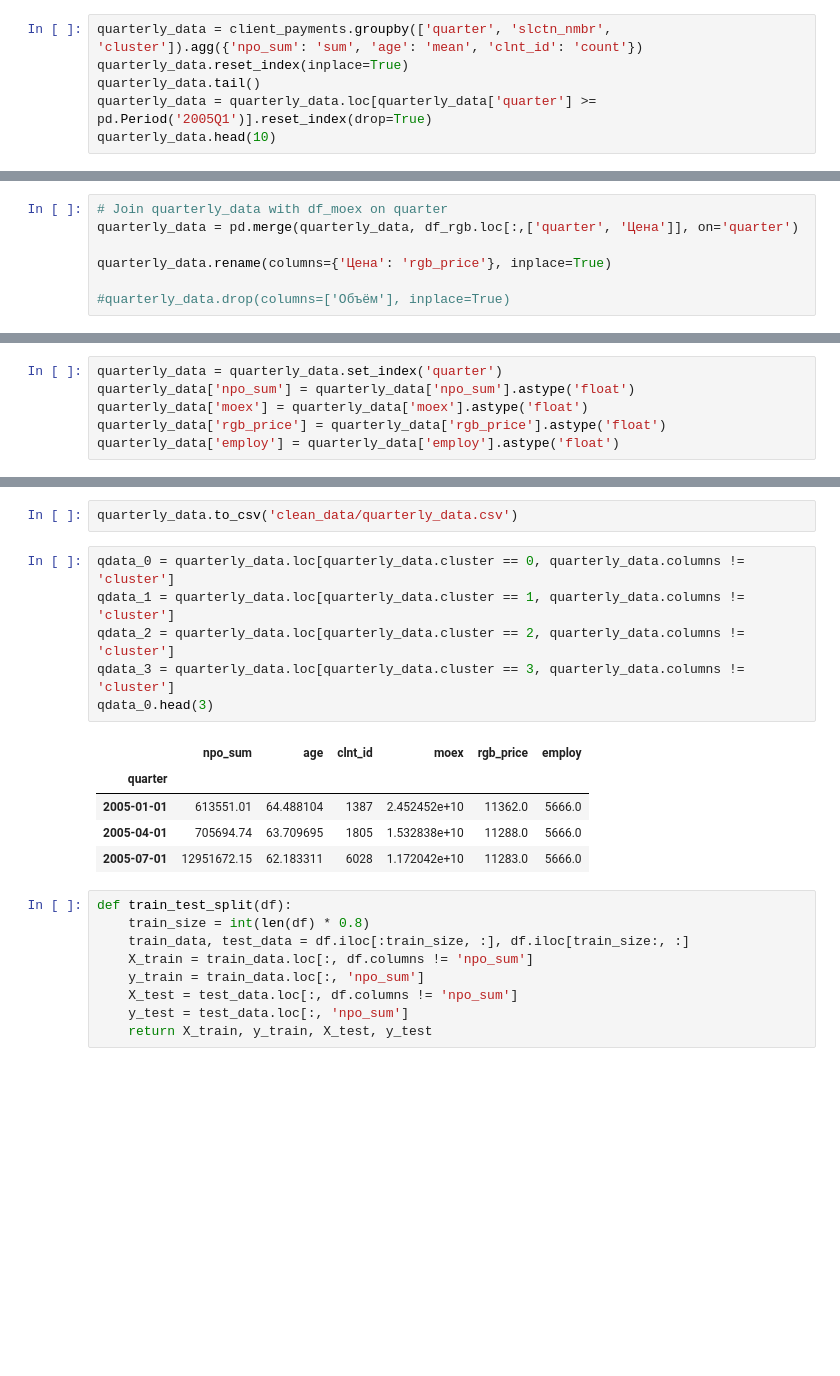
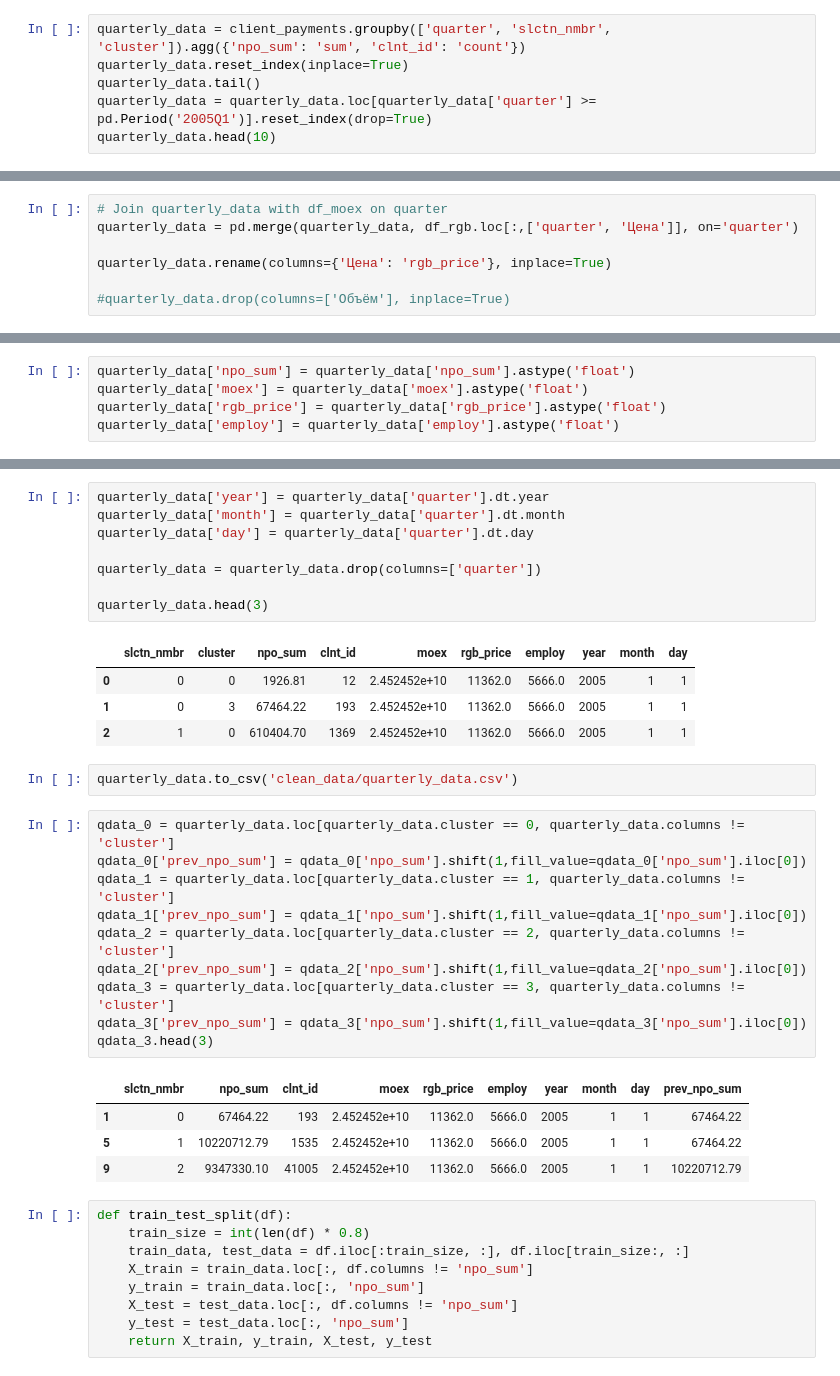
Before and after one commit to Snopoff/NSPF-Financial-Behavior, a Jupyter notebook: Cluster Forecasting.ipynb, the cells around one changed output, grey strips where cells are left out. Drawn from its saved outputs; the diff is of its cells as text; blank space fills up the shorter version.

```diff
--- a/Cluster Forecasting.ipynb
+++ b/Cluster Forecasting.ipynb
@@ -109,7 +109,7 @@ client_payments.head(3)
 # Format npo_operation_date to quarter
 client_payments['quarter'] = pd.to_datetime(client_payments['npo_operation_date']).dt.to_period('Q')
 # %%
-quarterly_data = client_payments.groupby(['quarter', 'slctn_nmbr', 'cluster']).agg({'npo_sum': 'sum', 'age': 'mean', 'clnt_id': 'count'})
+quarterly_data = client_payments.groupby(['quarter', 'slctn_nmbr', 'cluster']).agg({'npo_sum': 'sum', 'clnt_id': 'count'})
 quarterly_data.reset_index(inplace=True)
 quarterly_data.tail()
 quarterly_data = quarterly_data.loc[quarterly_data['quarter'] >= pd.Period('2005Q1')].reset_index(drop=True)
@@ -189,5 +189,4 @@ quarterly_data.head(3)
 # %%
-quarterly_data = quarterly_data.set_index('quarter')
 quarterly_data['npo_sum'] = quarterly_data['npo_sum'].astype('float')
 quarterly_data['moex'] = quarterly_data['moex'].astype('float')
 quarterly_data['rgb_price'] = quarterly_data['rgb_price'].astype('float')
@@ -195,17 +209,33 @@ quarterly_data['employ'] = quarterly_data['employ'].astype('float')
+# %%
+quarterly_data['year'] = quarterly_data['quarter'].dt.year
+quarterly_data['month'] = quarterly_data['quarter'].dt.month
+quarterly_data['day'] = quarterly_data['quarter'].dt.day
+
+quarterly_data = quarterly_data.drop(columns=['quarter'])
+
+quarterly_data.head(3)
+# %% [output]
+|  | slctn_nmbr | cluster | npo_sum | clnt_id | moex | rgb_price | employ | year | month | day |
+| 0 | 0 | 0 | 1926.81 | 12 | 2.452452e+10 | 11362.0 | 5666.0 | 2005 | 1 | 1 |
+| 1 | 0 | 3 | 67464.22 | 193 | 2.452452e+10 | 11362.0 | 5666.0 | 2005 | 1 | 1 |
+| 2 | 1 | 0 | 610404.70 | 1369 | 2.452452e+10 | 11362.0 | 5666.0 | 2005 | 1 | 1 |
 # %%
 quarterly_data.to_csv('clean_data/quarterly_data.csv')
 # %%
 qdata_0 = quarterly_data.loc[quarterly_data.cluster == 0, quarterly_data.columns != 'cluster']
+qdata_0['prev_npo_sum'] = qdata_0['npo_sum'].shift(1,fill_value=qdata_0['npo_sum'].iloc[0])
 qdata_1 = quarterly_data.loc[quarterly_data.cluster == 1, quarterly_data.columns != 'cluster']
+qdata_1['prev_npo_sum'] = qdata_1['npo_sum'].shift(1,fill_value=qdata_1['npo_sum'].iloc[0])
 qdata_2 = quarterly_data.loc[quarterly_data.cluster == 2, quarterly_data.columns != 'cluster']
+qdata_2['prev_npo_sum'] = qdata_2['npo_sum'].shift(1,fill_value=qdata_2['npo_sum'].iloc[0])
 qdata_3 = quarterly_data.loc[quarterly_data.cluster == 3, quarterly_data.columns != 'cluster']
-qdata_0.head(3)
+qdata_3['prev_npo_sum'] = qdata_3['npo_sum'].shift(1,fill_value=qdata_3['npo_sum'].iloc[0])
+qdata_3.head(3)
 # %% [output]
-|  | npo_sum | age | clnt_id | moex | rgb_price | employ |
-| quarter |  |  |  |  |  |  |
-| 2005-01-01 | 613551.01 | 64.488104 | 1387 | 2.452452e+10 | 11362.0 | 5666.0 |
-| 2005-04-01 | 705694.74 | 63.709695 | 1805 | 1.532838e+10 | 11288.0 | 5666.0 |
-| 2005-07-01 | 12951672.15 | 62.183311 | 6028 | 1.172042e+10 | 11283.0 | 5666.0 |
+|  | slctn_nmbr | npo_sum | clnt_id | moex | rgb_price | employ | year | month | day | prev_npo_sum |
+| 1 | 0 | 67464.22 | 193 | 2.452452e+10 | 11362.0 | 5666.0 | 2005 | 1 | 1 | 67464.22 |
+| 5 | 1 | 10220712.79 | 1535 | 2.452452e+10 | 11362.0 | 5666.0 | 2005 | 1 | 1 | 67464.22 |
+| 9 | 2 | 9347330.10 | 41005 | 2.452452e+10 | 11362.0 | 5666.0 | 2005 | 1 | 1 | 10220712.79 |
 # %%
 def train_test_split(df):
     train_size = int(len(df) * 0.8)
```
Also changed, not shown: parts of 11 cells of this notebook, 6 other files.
